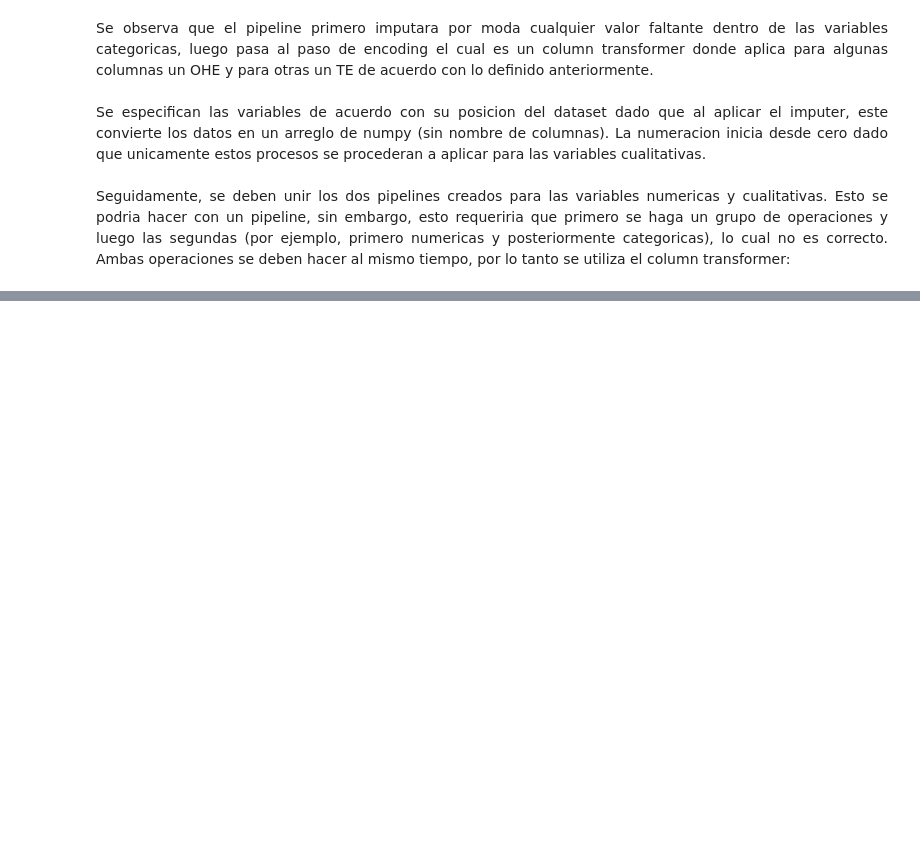
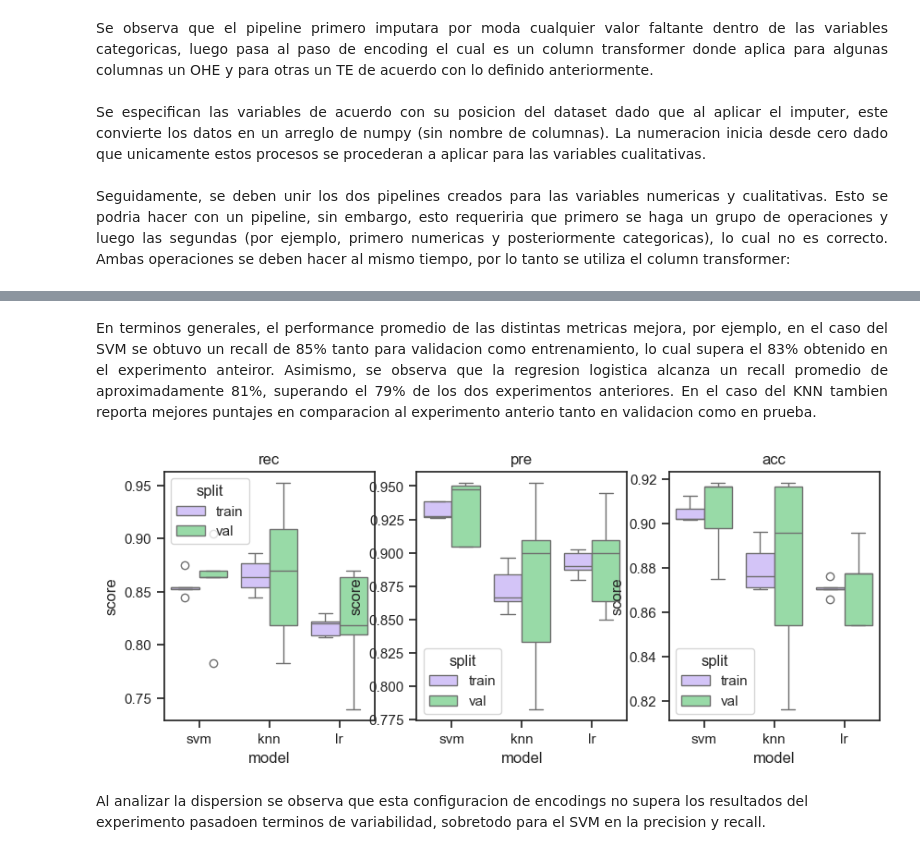
Before and after one commit to j220493/AnalisisEncodingCategoricalVariables, a Jupyter notebook: analisis.ipynb, the cells around one changed output, grey strips where cells are left out. Saved outputs shown, nothing was run; the diff lists cells and outputs as text; code cells hidden in the pictures; blank space fills up the shorter version.

Commit message:
Se crea pipeline de experimentacion mixto

```diff
--- a/analisis.ipynb
+++ b/analisis.ipynb
@@ -770,0 +772,5 @@ Al observar los boxplot es evidente que el OHE beneficio al modelo SVM. En todas
+# %%
+# Pipeline variables numericas
+numPL = Pipeline([('imputing', SimpleImputer(strategy='most_frequent')),
+                  ('Scaling', StandardScaler())])
+numPL
@@ -793,9 +802,10 @@ Se especifican las variables de acuerdo con su posicion del dataset dado que al
 <br/><br/>
 Seguidamente, se deben unir los dos pipelines creados para las variables numericas y cualitativas. Esto se podria hacer con un pipeline, sin embargo, esto requeriria que primero se haga un grupo de operaciones y luego las segundas (por ejemplo, primero numericas y posteriormente categoricas), lo cual no es correcto. Ambas operaciones se deben hacer al mismo tiempo, por lo tanto se utiliza el column transformer:
 # %%
-ct = ColumnTransformer(transformers=[('numTrans', numPL, numCols),
-                                     ('catTrans', catPL, catCols)])
-ct
+# Transformer general
+ct3 = ColumnTransformer(transformers=[('numTrans', numPL, numCols),
+                                     ('catTrans', catPL3, catCols)])
+ct3
 # %% [output]
 ColumnTransformer(transformers=[('numTrans',
                                  Pipeline(steps=[('imputing',
@@ -840,0 +827,7 @@ Pipeline(steps=[('individualPreprocess',
+# %%
+# Diccionario de modelos
+modelsExperiment3 = {
+    'svm': {'model': Pipeline([('preprocessing', ct3), ('modeling', SVC())])},
+    'knn': {'model': Pipeline([('preprocessing', ct3), ('modeling', KNeighborsClassifier())])},
+    'lr': {'model': Pipeline([('preprocessing', ct3), ('modeling', LogisticRegression())])}
+}
@@ -840,0 +859,12 @@ Pipeline(steps=[('individualPreprocess',
+# %%
+# Formateando resultados
+svm = pd.DataFrame.from_dict(modelsExperiment3['svm']).drop('model', axis=1).reset_index()
+knn = pd.DataFrame.from_dict(modelsExperiment3['knn']).drop('model', axis=1).reset_index()
+lr = pd.DataFrame.from_dict(modelsExperiment3['lr']).drop('model', axis=1).reset_index()
+svm['model'], knn['model'], lr['model'] = 'svm', 'knn', 'lr'
+results3 = pd.concat([svm, knn, lr], axis=0, ignore_index=True)
+results3['metric'] = results3['index'].apply(lambda x: x.split("_")[0])
+results3['split'] = results3['index'].apply(lambda x: x.split("_")[1])
+results3.drop('index', axis=1, inplace=True)
+results3['media'] = results3[['fold 1', 'fold 2', 'fold 3', 'fold 4', 'fold 5']].mean(axis=1)
+results3.groupby(['model', 'metric', 'split'])['media'].mean().reset_index()
@@ -840,0 +889,18 @@ Pipeline(steps=[('individualPreprocess',
+# %% [markdown]
+<div style="text-align: justify">
+En terminos generales, el performance promedio de las distintas metricas mejora, por ejemplo, en el caso del SVM se obtuvo un recall de 85% tanto para validacion como entrenamiento, lo cual supera el 83% obtenido en el experimento anteiror. Asimismo, se observa que la regresion logistica alcanza un recall promedio de aproximadamente 81%, superando el 79% de los dos experimentos anteriores. En el caso del KNN tambien reporta mejores puntajes en comparacion al experimento anterio tanto en validacion como en prueba.
+# %%
+# Boxplot y dispersion
+resultsMelted3 = results3.drop('media', axis=1).melt(id_vars=['model', 'split', 'metric'], value_name='score', var_name='fold')
+sns.set_theme(style="ticks", palette="pastel")
+ncol=3
+metrics = resultsMelted3['metric'].unique()
+fig, axs = plt.subplots(ncols=ncol,figsize=(10, 3.5))
+for i in range(ncol):
+    metric = metrics[i]
+    sns.boxplot(data=resultsMelted3[resultsMelted3['metric'] == metric],
+                x='model', y='score', hue='split', palette=['m', 'g'], ax=axs[i]).set(title=str(metric))
+# %% [output]
+[figure, added]
+# %% [markdown]
+Al analizar la dispersion se observa que esta configuracion de encodings no supera los resultados del experimento pasadoen  terminos de variabilidad, sobretodo para el SVM en la precision y recall.
```
Also changed, not shown: parts of 16 cells of this notebook.
